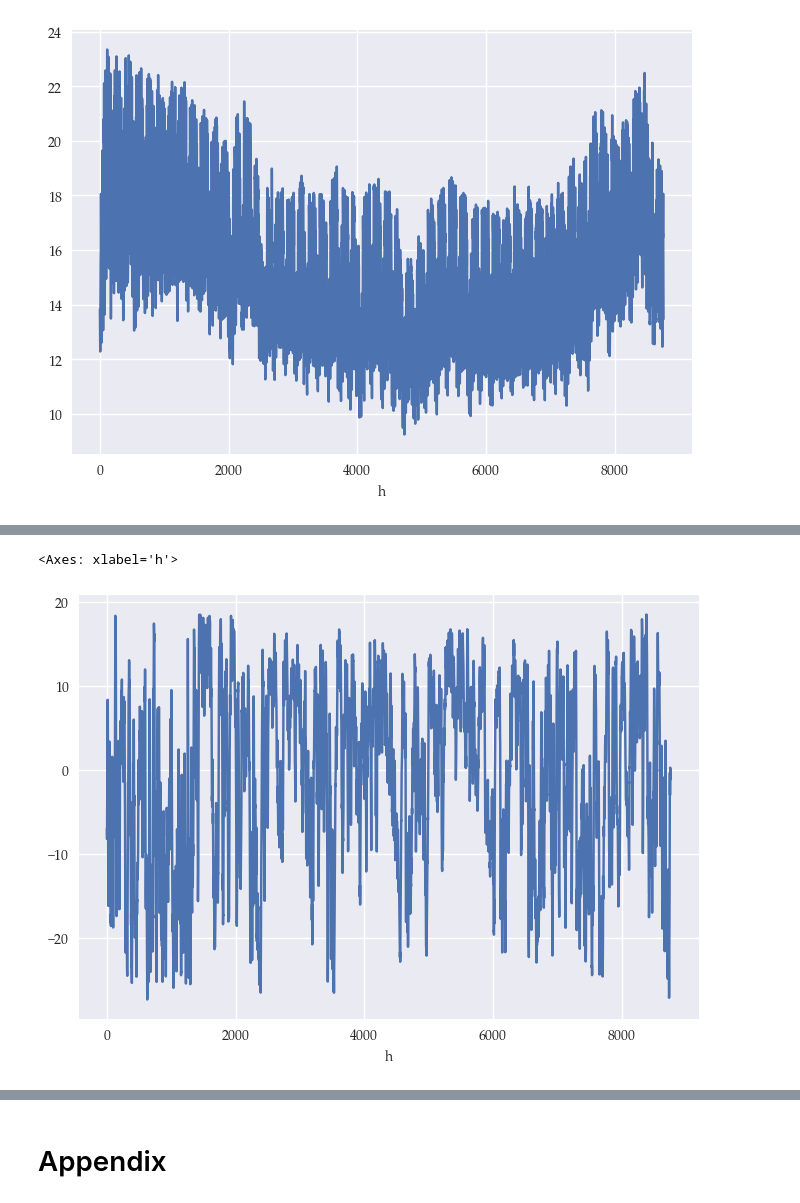
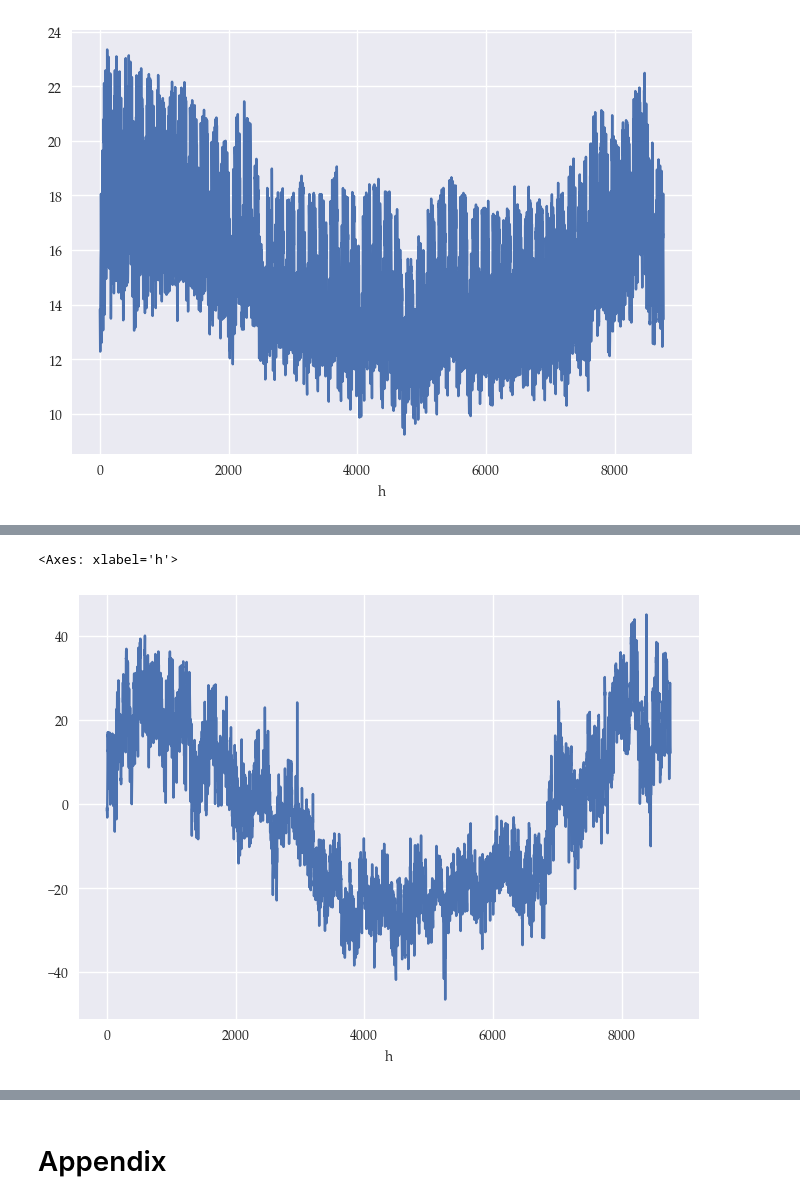
Before and after one commit to jnl455/Nuuk-Energy-mix, a Jupyter notebook: Exercises/E44/E44_SolutionGuide.ipynb, the cells around one changed output, grey strips where cells are left out. Cells and saved outputs as stored; diff of their text form; code cells hidden in the pictures.

Commit message:
Endelig færdige version

```diff
--- a/Exercises/E44/E44_SolutionGuide.ipynb
+++ b/Exercises/E44/E44_SolutionGuide.ipynb
@@ -19,6 +16,6 @@ figs_path = os.path.join(d['curr'],'Figs')
 We create a path to data
 # %%
 import os
-path_to_data = os.path.join(d['curr'],'Data','E44_Data-ny.xlsx')
+path_to_data = os.path.join(d['curr'],'Data','EE_exam data_version2.xlsx')
 print(path_to_data)
 # %% [output]
@@ -26,7 +28,7 @@ c:\Users\CAAL\OneDrive - COWI\Desktop\Nuuk-Energy-mix\Exercises\E44\Data\E44_Dat
 # %%
 kwargs = {'variables': ['Fundamentals', 'Load', 'Generators_Other'],
         'maps': ['Generators_Categories','hMaps'],
-        'variable2D': ['HourlyVariation','Generators_FuelMix', 'Rainfall'],
+        'variable2D': ['HourlyVariation','Generators_FuelMix', 'Precipitation'],
         'scalars': ['Scalars']}
 
 db = read.dbFromWB(path_to_data, kwargs)
@@ -360,5 +658,5 @@ dtype: float64
 # %%
-(m.hourlyLoad - m.hourlyGeneratingCap.xs('id6')).plot()
+(m.hourlyLoad - m.hourlyGeneratingCap.xs('idES')).plot()
 # %% [output]
 <Axes: xlabel='h'>
-[figure, old version]
+[figure, new version]
```
Also changed, not shown: parts of 38 cells of this notebook, 4 other files.
